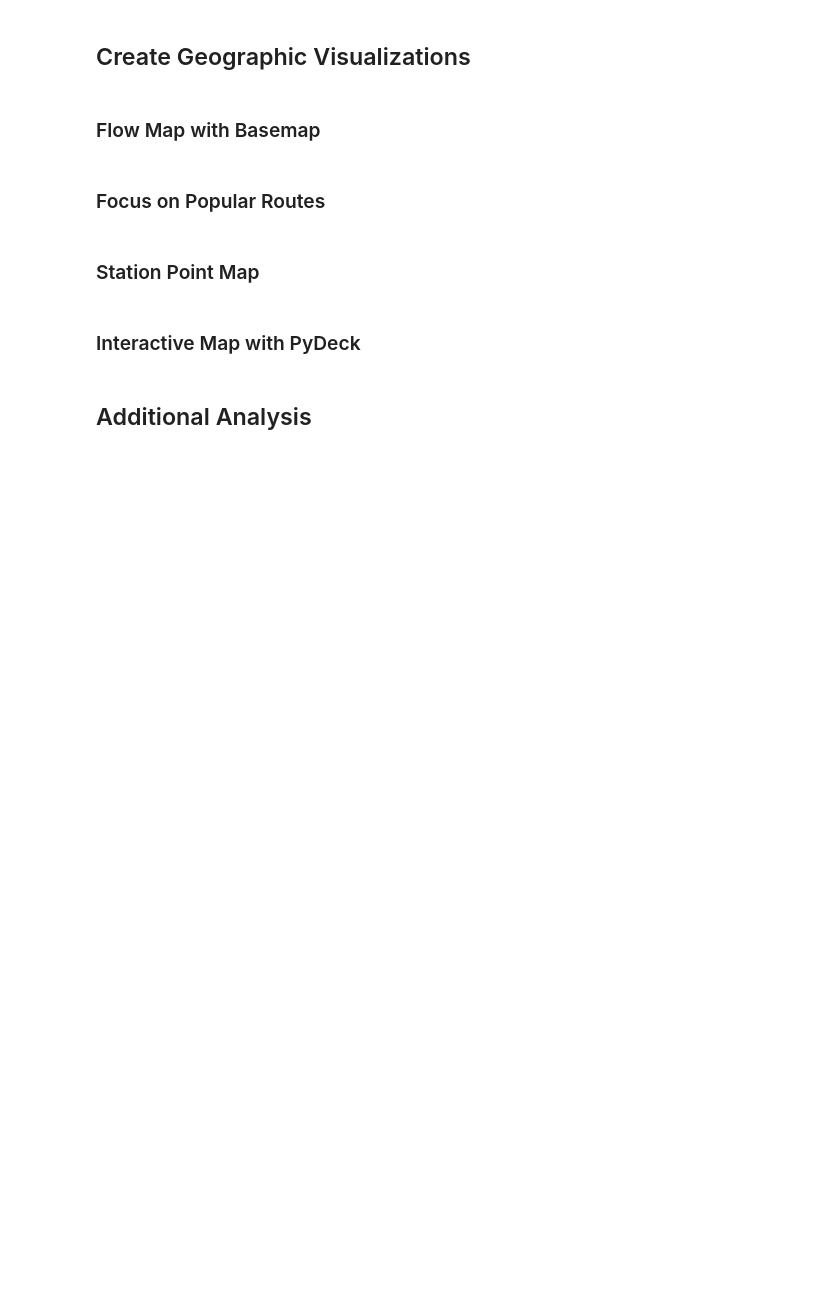
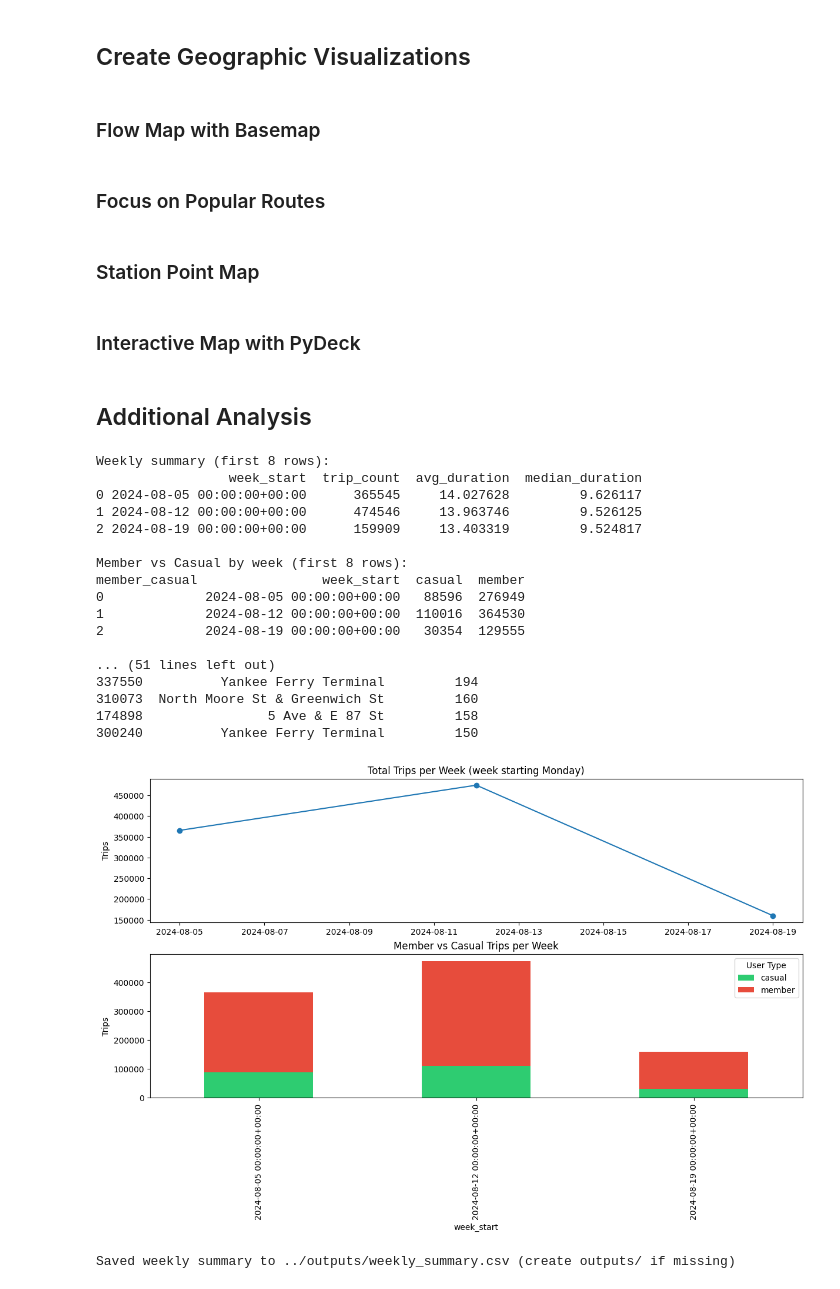
Before and after one commit to Person-Maink/NYCPublicTransportProject, a Jupyter notebook: src/citibike_analysis.ipynb, the cells around one changed output. Saved outputs shown, nothing was run; the diff lists cells and outputs as text; code cells hidden in the pictures; blank space fills up the shorter version.

```diff
--- a/src/citibike_analysis.ipynb
+++ b/src/citibike_analysis.ipynb
@@ -282,3 +451,77 @@ plt.xticks(rotation=0)
 
 plt.tight_layout()
 plt.show()
+# %%
+# Ensure started_at is datetime
+if not pd.api.types.is_datetime64_any_dtype(df['started_at']):
+    df['started_at'] = pd.to_datetime(df['started_at'], errors='coerce')
+
+# If naive datetimes, optionally localize (assume UTC here) - adjust as needed
+if df['started_at'].dt.tz is None:
+    # comment out the next line if your datetimes already have correct timezone
+    df['started_at'] = df['started_at'].dt.tz_localize('UTC')
+
+# 1) Week start aggregation using weekly periods starting on Monday
+weekly = df.groupby(pd.Grouper(key='started_at', freq='W-MON')).agg(
+    trip_count=('rideable_type', 'size'),
+    avg_duration=('trip_duration', 'mean'),
+    median_duration=('trip_duration', 'median')
+).reset_index().rename(columns={'started_at': 'week_start'})
+
+print('Weekly summary (first 8 rows):')
+print(weekly.head(8))
+
+# 2) Member vs Casual per week (wide format)
+weekly_by_type = df.groupby([pd.Grouper(key='started_at', freq='W-MON'), 'member_casual']).size().unstack(fill_value=0).reset_index().rename(columns={'started_at': 'week_start'})
+print('\nMember vs Casual by week (first 8 rows):')
+print(weekly_by_type.head(8))
+
+# 3) Top routes per week (top 5 per week)
+route_week = df.groupby([pd.Grouper(key='started_at', freq='W-MON'), 'start_station_name', 'end_station_name']).size().reset_index(name='trip_count')
+route_week = route_week.sort_values(['started_at', 'trip_count'], ascending=[True, False])
+top_routes_per_week = route_week.groupby('started_at').head(5).rename(columns={'started_at': 'week_start'})
+print('\nTop 5 routes per week (sample):')
+print(top_routes_per_week.head(10))
+
+# 4) Plots: total trips per week and stacked member/casual
+import matplotlib.pyplot as plt
+fig, axes = plt.subplots(2, 1, figsize=(12, 8), constrained_layout=True)
+
+axes[0].plot(weekly['week_start'], weekly['trip_count'], marker='o')
+axes[0].set_title('Total Trips per Week (week starting Monday)')
+axes[0].set_ylabel('Trips')
+
+weekly_by_type_plot = weekly_by_type.set_index('week_start')
+weekly_by_type_plot.plot(kind='bar', stacked=True, ax=axes[1], color=['#2ecc71', '#e74c3c'])
+axes[1].set_title('Member vs Casual Trips per Week')
+axes[1].set_ylabel('Trips')
+axes[1].legend(title='User Type')
+
+plt.show()
+
+# 5) Optional: save weekly summary
+if not os.path.exists("outputs"):
+    os.makedirs("outputs")
+
+weekly.to_csv('outputs/weekly_summary.csv', index=False)
+print('\nSaved weekly summary to ../outputs/weekly_summary.csv (create outputs/ if missing)')
+# %% [output]
+Weekly summary (first 8 rows):
+                 week_start  trip_count  avg_duration  median_duration
+0 2024-08-05 00:00:00+00:00      365545     14.027628         9.626117
+1 2024-08-12 00:00:00+00:00      474546     13.963746         9.526125
+2 2024-08-19 00:00:00+00:00      159909     13.403319         9.524817
+
+Member vs Casual by week (first 8 rows):
+member_casual                week_start  casual  member
+0             2024-08-05 00:00:00+00:00   88596  276949
+1             2024-08-12 00:00:00+00:00  110016  364530
+2             2024-08-19 00:00:00+00:00   30354  129555
+
+... (51 lines left out)
+337550          Yankee Ferry Terminal         194
+310073  North Moore St & Greenwich St         160
+174898                5 Ave & E 87 St         158
+300240          Yankee Ferry Terminal         150
+[figure, added]
+Saved weekly summary to ../outputs/weekly_summary.csv (create outputs/ if missing)
```
Also changed, not shown: parts of 9 cells of this notebook, 2 other files.
